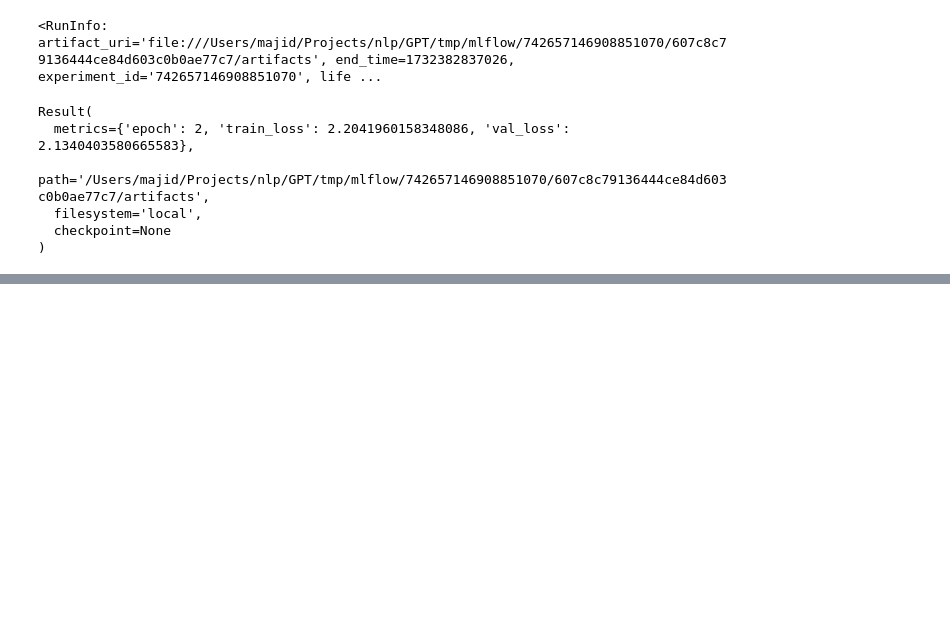
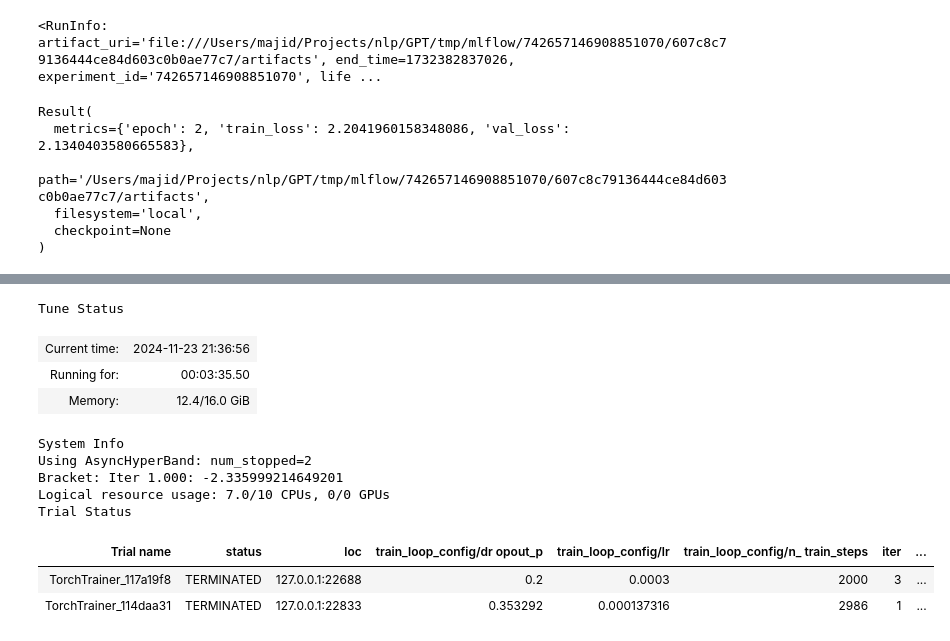
Before and after one commit to CtrlMj/GPT, a Jupyter notebook: Untitled.ipynb, the cells around one changed output, grey strips where cells are left out. Drawn from its saved outputs; the diff is of its cells as text; code cells hidden in the pictures; blank space fills up the shorter version.

Commit message:
add hyperparameter tuning

```diff
--- a/Untitled.ipynb
+++ b/Untitled.ipynb
@@ -597,0 +583,43 @@ results.checkpoint
+# %%
+param_space = {
+    "train_loop_config": {
+        "dropout_p": tune.uniform(0.1, 0.8),
+        "lr": tune.loguniform(1e-5, 5e-4),
+        "n_train_steps": tune.randint(1000, 4000),
+    }
+}
+# %%
+scheduler = AsyncHyperBandScheduler(
+    max_t=train_config["num_epochs"],
+    grace_period=1,
+)
+# %%
+tune_config = tune.TuneConfig(
+    metric="val_loss",
+    mode="min",
+    search_alg=search_alg,
+    scheduler=scheduler,
+    num_samples=2,
+)
+# %%
+tuner = Tuner(
+    trainable=trainer,
+    run_config=run_config,
+    param_space=param_space,
+    tune_config=tune_config,
+)
+# %%
+results = tuner.fit()
+# %% [output]
+Tune Status
+| Current time: | 2024-11-23 21:36:56 |
+| Running for: | 00:03:35.50 |
+| Memory: | 12.4/16.0 GiB |
+System Info
+Using AsyncHyperBand: num_stopped=2
+Bracket: Iter 1.000: -2.335999214649201
+Logical resource usage: 7.0/10 CPUs, 0/0 GPUs
+Trial Status
+| Trial name | status | loc | train_loop_config/dr opout_p | train_loop_config/lr | train_loop_config/n_ train_steps | iter | ... |
+| TorchTrainer_117a19f8 | TERMINATED | 127.0.0.1:22688 | 0.2 | 0.0003 | 2000 | 3 | ... |
+| TorchTrainer_114daa31 | TERMINATED | 127.0.0.1:22833 | 0.353292 | 0.000137316 | 2986 | 1 | ... |
```
Also changed, not shown: parts of 13 cells of this notebook.
